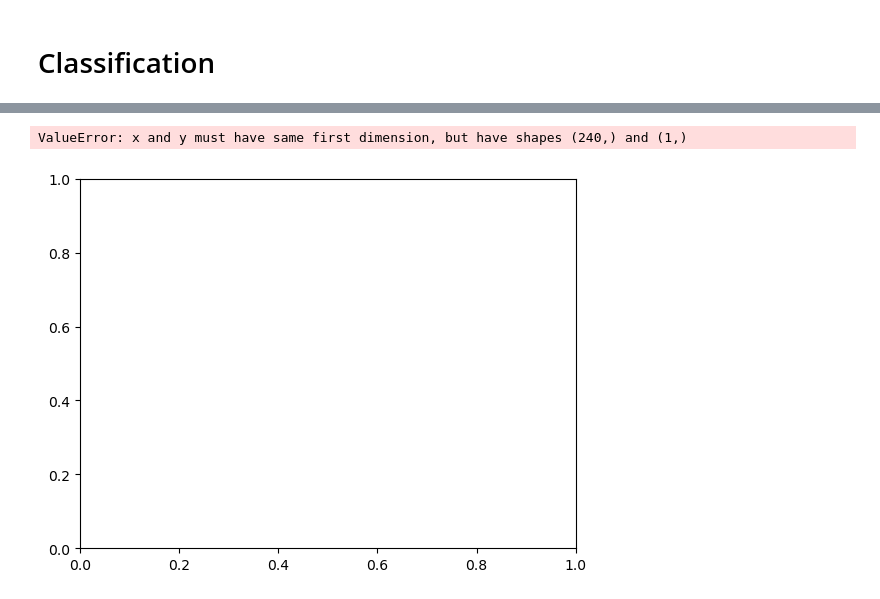
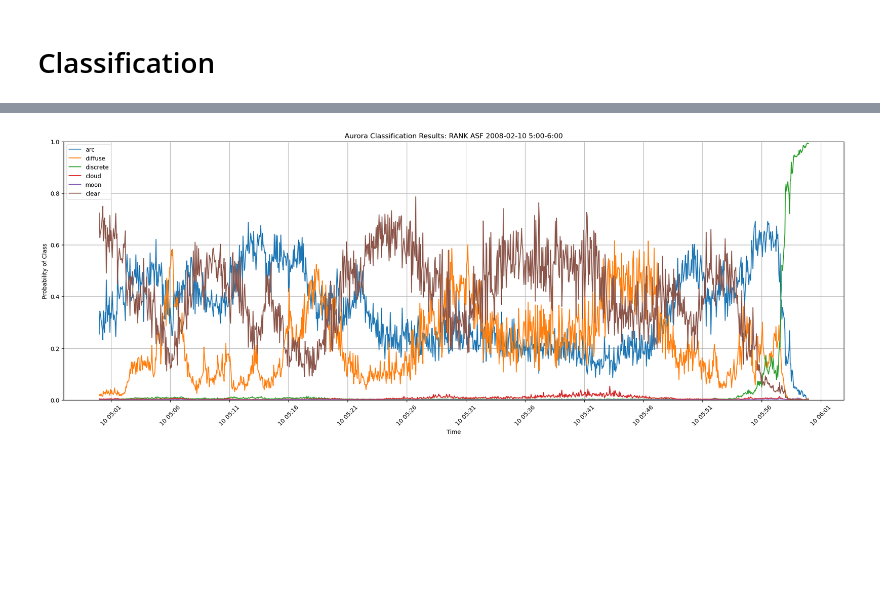
Before and after one commit to jeffreyjsung/substorm-prediction, a Jupyter notebook: rank_asf_2008-02-10-05.ipynb, the cells around one changed output, grey strips where cells are left out. Cells and saved outputs as stored; diff of their text form; code cells hidden in the pictures; blank space fills up the shorter version.

Commit message:
aurora classification plots over time

```diff
--- a/rank_asf_2008-02-10-05.ipynb
+++ b/rank_asf_2008-02-10-05.ipynb
@@ -45,5 +47,3 @@ cdf_dat['thg_asf_rank_epoch'][2].strftime("%B %d, %Y %H:%M:%S")
 # %%
 images = np.array(cdf_dat['thg_asf_rank'])
-plt.imshow(images[1100], cmap='gray')
-plt.xticks(())
-plt.yticks(());
+times = np.array(cdf_dat['thg_asf_rank_epoch'])
@@ -194,5 +152,9 @@ results = clf.classify_images(image_files)
  |==================================================| 100.000%
 # %%
+results['time'] = results['file'].apply(lambda x: int(re.findall(r'([\d]+)\.png$', x)[0])).sort_values()
+results = results.sort_values('time')
+results['time'] = times
+results = results.reset_index(drop=True)
 results
 # %% [output]
 |  | file | pred | class_0 | class_1 | class_2 | class_3 | class_4 | class_5 | feat_0 | feat_1 | ... | ... |
@@ -235,5 +197,25 @@ clear sky with probability 0.8264617289840487%
+# %%
+def plot_probabilities_over_time(results):
+    fig = plt.figure(figsize=(24, 8))
+    ax = fig.gca()
+    plt.title("Aurora Classification Results: RANK ASF 2008-02-10 5:00-6:00")
+    plt.ylabel("Probability of Class")
+    plt.xlabel("Time")
+    plt.ylim(
+        ymin=0,
+        ymax=1
+    )
+    plt.plot(results['time'], results['class_0'], label='arc')
+    plt.plot(results['time'], results['class_1'], label='diffuse')
+    plt.plot(results['time'], results['class_2'], label='discrete')
+    plt.plot(results['time'], results['class_3'], label='cloud')
+    plt.plot(results['time'], results['class_4'], label='moon')
+    plt.plot(results['time'], results['class_5'], label='clear')
+    ax.xaxis.set_major_locator(mdates.MinuteLocator(interval=5))
+    plt.xticks(rotation=45)
+    plt.grid()
+    plt.legend()
 # %%
-plt.plot(results['pred'], re)
+plot_probabilities_over_time(results)
 # %% [output]
-ValueError: x and y must have same first dimension, but have shapes (240,) and (1,)
-[figure, old version]
+[figure, new version]
```
Also changed, not shown: parts of 20 cells of this notebook, 5 other files.
